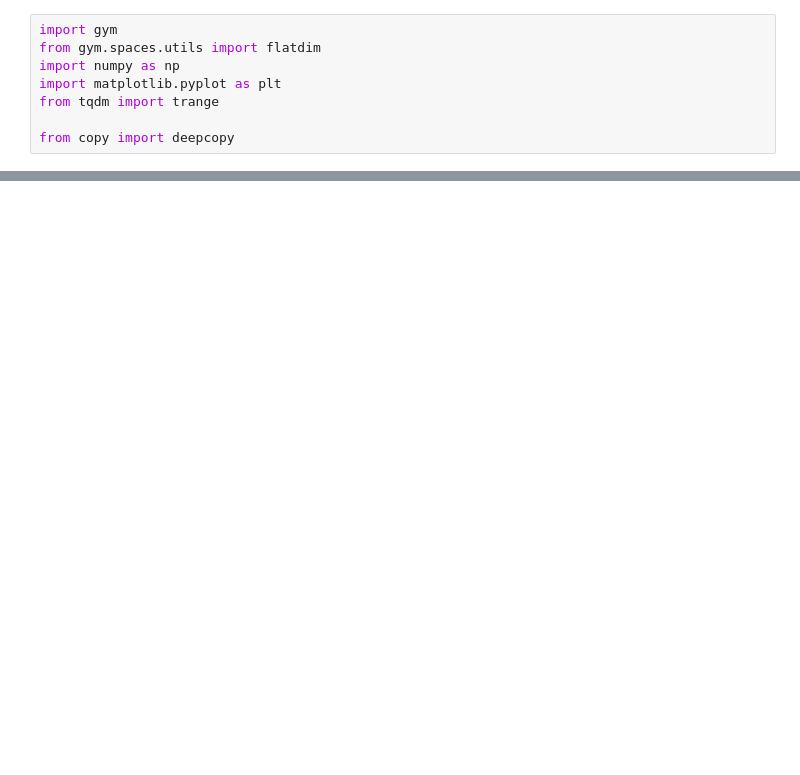
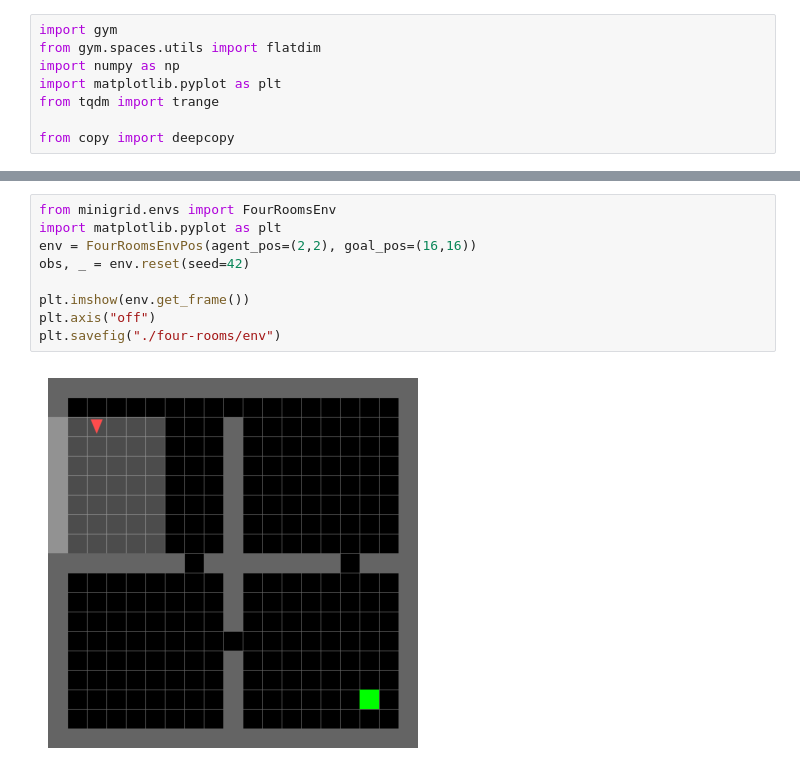
Before and after one commit to Lukeroberto/rl-refresher, a Jupyter notebook: mcts/mcts.ipynb, the cells around one changed output, grey strips where cells are left out. Saved outputs shown, nothing was run; the diff lists cells and outputs as text; blank space fills up the shorter version.

```diff
--- a/mcts/mcts.ipynb
+++ b/mcts/mcts.ipynb
@@ -189,0 +188,11 @@ plt.savefig("./frozen-lake/value-5000")
+# %%
+from minigrid.envs import FourRoomsEnv
+import matplotlib.pyplot as plt
+env = FourRoomsEnvPos(agent_pos=(2,2), goal_pos=(16,16))
+obs, _ = env.reset(seed=42)
+
+plt.imshow(env.get_frame())
+plt.axis("off")
+plt.savefig("./four-rooms/env")
+# %% [output]
+[figure, added]
```
Also changed, not shown: parts of 6 cells of this notebook, 3 other files.
